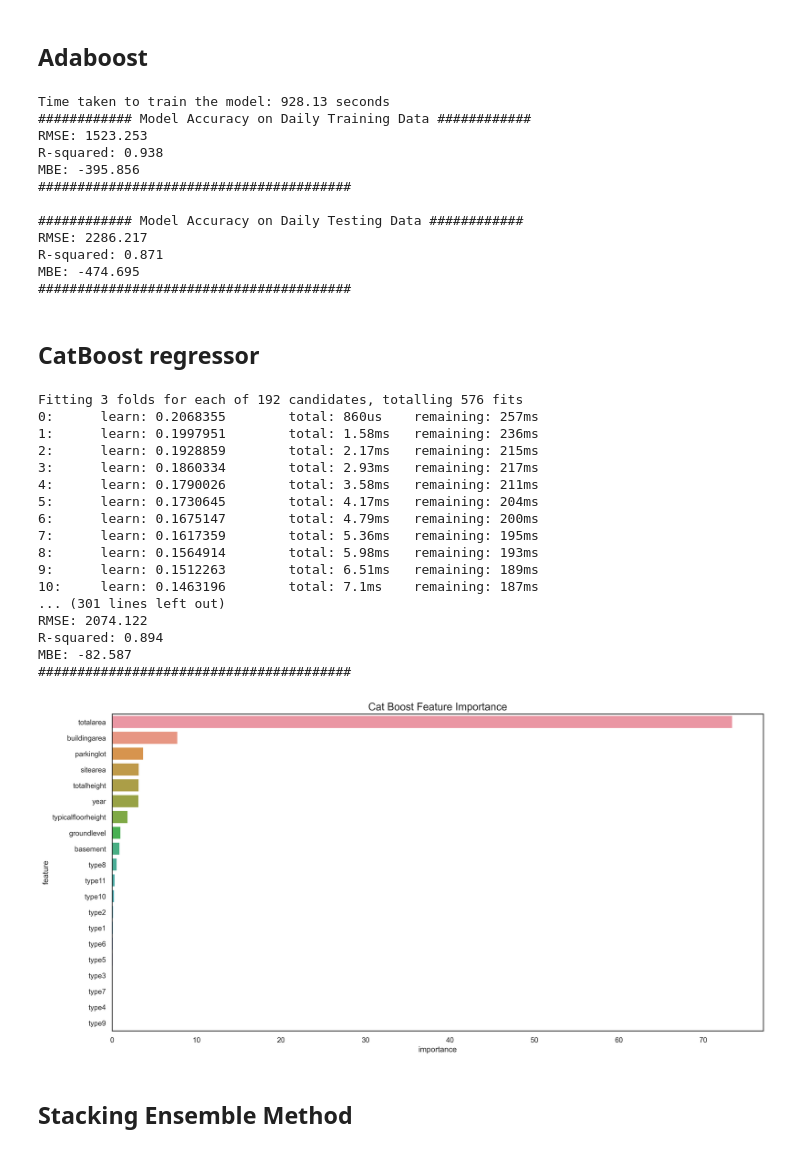
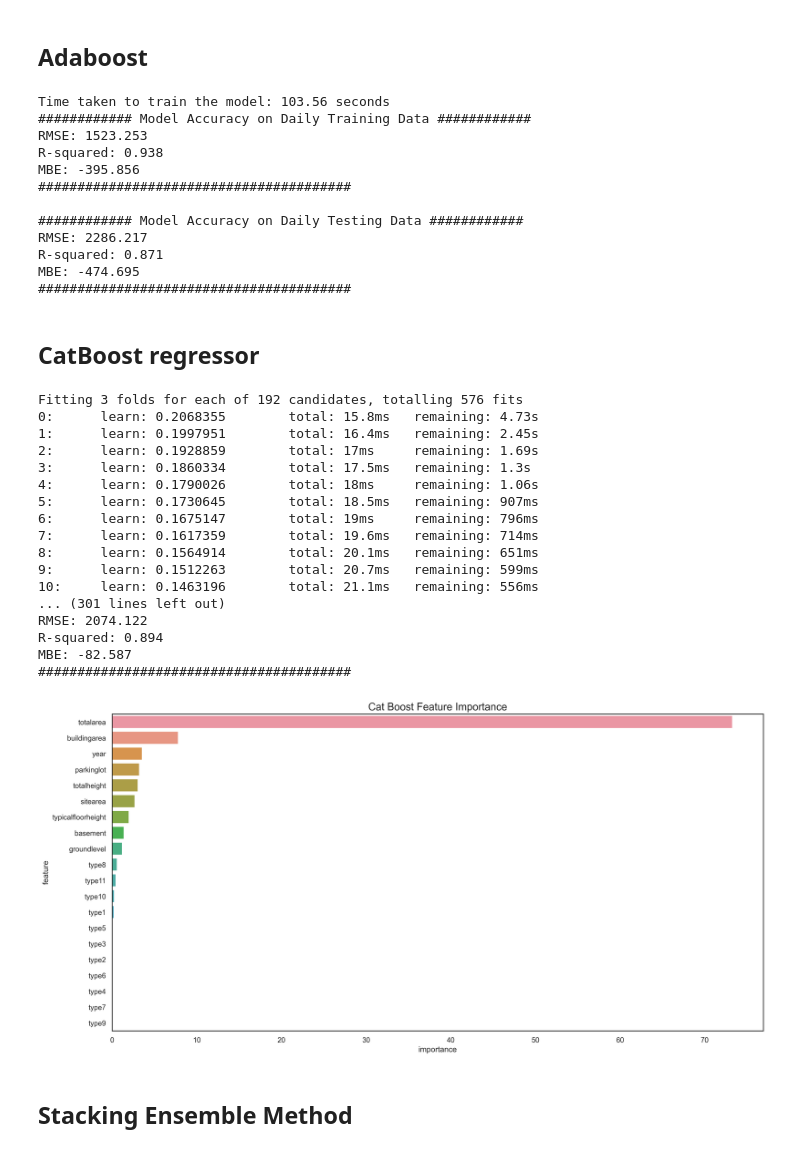
Before and after one commit to next-rebar/Machine-Learning, a Jupyter notebook: EnsembleModels.ipynb, the cells around one changed output. Saved outputs shown, nothing was run; the diff lists cells and outputs as text; code cells hidden in the pictures.

```diff
--- a/EnsembleModels.ipynb
+++ b/EnsembleModels.ipynb
@@ -530,3 +601,20 @@ RMSE: 2148.135
 R-squared: 0.886
 MBE: -104.949
 ########################################
+# %%
+xgb_reg = XGBRegressor(n_estimators =100, max_depth=2, learning_rate = 0.067)
+xgb_reg.fit(scaled_X_train, scaled_y_train.ravel())
+
+cat_feature_imp_df = pd.DataFrame()
+cat_feature_imp_df["feature"] = Feature_Names
+cat_feature_imp_df["importance"] = xgb_reg.feature_importances_
+cat_feature_imp_df.sort_values(by='importance', ascending=False, inplace=True)
+cat_feature_imp_df.reset_index(drop=True, inplace=True)
+cat_feature_imp_df
+
+plt.figure(figsize=(18,9), dpi=300)
+
+sns.barplot(x='importance', y='feature', data=cat_feature_imp_df)
+plt.title("XG Boost Feature Importance", fontsize=16)
+
+plt.show()
@@ -761,7 +851,7 @@ print("MBE: %0.3f" % MBE)
 print("########################################")
 print(" ")
 # %% [output]
-Time taken to train the model: 928.13 seconds
+Time taken to train the model: 103.56 seconds
 ############ Model Accuracy on Daily Training Data ############
 RMSE: 1523.253
 R-squared: 0.938
@@ -790,7 +880,7 @@ grid = {'iterations': [200, 250, 300],
 cat_grid = GridSearchCV(estimator = cat_model, param_grid = grid,
                      scoring = scoring_param, cv = 3, verbose=1, n_jobs=-1)
 
-cat_grid.fit(scaled_X_train, scaled_y_train.ravel())
+cat_reg = cat_grid.fit(scaled_X_train, scaled_y_train.ravel())
 
 t1 = time()
 Time_Taken = (t1-t0)
@@ -801,7 +891,7 @@ print("Best depth: %0.3f" % cat_grid.best_params_.get('depth'))
 print("Best l2_leaf_reg: %0.3f" % cat_grid.best_params_.get('l2_leaf_reg'))
 
 
-Y_hat = cat_grid.predict(scaled_X_train)
+Y_hat = cat_reg.predict(scaled_X_train)
 Y_Train_Pred = (ymin + Y_hat * multiplier)
 
 rmse = np.sqrt(mean_squared_error(y_train.ravel(),Y_Train_Pred))
@@ -816,7 +906,7 @@ print("MBE: %0.3f" % MBE)
 print("########################################")
 print(" ")
 
-Y_hat = cat_grid.predict(scaled_X_test)
+Y_hat = cat_reg.predict(scaled_X_test)
 Y_Test_Pred = (ymin + Y_hat * multiplier)
 
 rmse = np.sqrt(mean_squared_error(y_test.ravel(),Y_Test_Pred))
@@ -832,38 +922,42 @@ print("########################################")
 print(" ")
 # %% [output]
 Fitting 3 folds for each of 192 candidates, totalling 576 fits
-0:      learn: 0.2068355        total: 860us    remaining: 257ms
-1:      learn: 0.1997951        total: 1.58ms   remaining: 236ms
-2:      learn: 0.1928859        total: 2.17ms   remaining: 215ms
-3:      learn: 0.1860334        total: 2.93ms   remaining: 217ms
-4:      learn: 0.1790026        total: 3.58ms   remaining: 211ms
-5:      learn: 0.1730645        total: 4.17ms   remaining: 204ms
-6:      learn: 0.1675147        total: 4.79ms   remaining: 200ms
-7:      learn: 0.1617359        total: 5.36ms   remaining: 195ms
-8:      learn: 0.1564914        total: 5.98ms   remaining: 193ms
-9:      learn: 0.1512263        total: 6.51ms   remaining: 189ms
-10:     learn: 0.1463196        total: 7.1ms    remaining: 187ms
+0:      learn: 0.2068355        total: 15.8ms   remaining: 4.73s
+1:      learn: 0.1997951        total: 16.4ms   remaining: 2.45s
+2:      learn: 0.1928859        total: 17ms     remaining: 1.69s
+3:      learn: 0.1860334        total: 17.5ms   remaining: 1.3s
+4:      learn: 0.1790026        total: 18ms     remaining: 1.06s
+5:      learn: 0.1730645        total: 18.5ms   remaining: 907ms
+6:      learn: 0.1675147        total: 19ms     remaining: 796ms
+7:      learn: 0.1617359        total: 19.6ms   remaining: 714ms
+8:      learn: 0.1564914        total: 20.1ms   remaining: 651ms
+9:      learn: 0.1512263        total: 20.7ms   remaining: 599ms
+10:     learn: 0.1463196        total: 21.1ms   remaining: 556ms
 ... (301 lines left out)
 RMSE: 2074.122
 R-squared: 0.894
 MBE: -82.587
 ########################################
 # %%
+cat_reg = cb.CatBoostRegressor(iterations = 300 , learning_rate = 0.05,
+                               depth = 4, l2_leaf_reg = 0.500, verbose=False )
+cat_reg.fit(scaled_X_train, scaled_y_train.ravel())
+
 cat_feature_imp_df = pd.DataFrame()
 cat_feature_imp_df["feature"] = Feature_Names
-cat_feature_imp_df["importance"] = cat_model.feature_importances_
+cat_feature_imp_df["importance"] = cat_reg.feature_importances_
 cat_feature_imp_df.sort_values(by='importance', ascending=False, inplace=True)
 cat_feature_imp_df.reset_index(drop=True, inplace=True)
 cat_feature_imp_df
 
-plt.figure(figsize=(18,9),dpi=300)
+plt.figure(figsize=(18,9), dpi=300)
 
 sns.barplot(x='importance', y='feature', data=cat_feature_imp_df)
 plt.title("Cat Boost Feature Importance", fontsize=16)
 
 plt.show()
 # %% [output]
-[figure, old version]
+[figure, new version]
 # %% [markdown]
 ## Stacking Ensemble Method
 # %%
```
Also changed, not shown: parts of 15 cells of this notebook.
